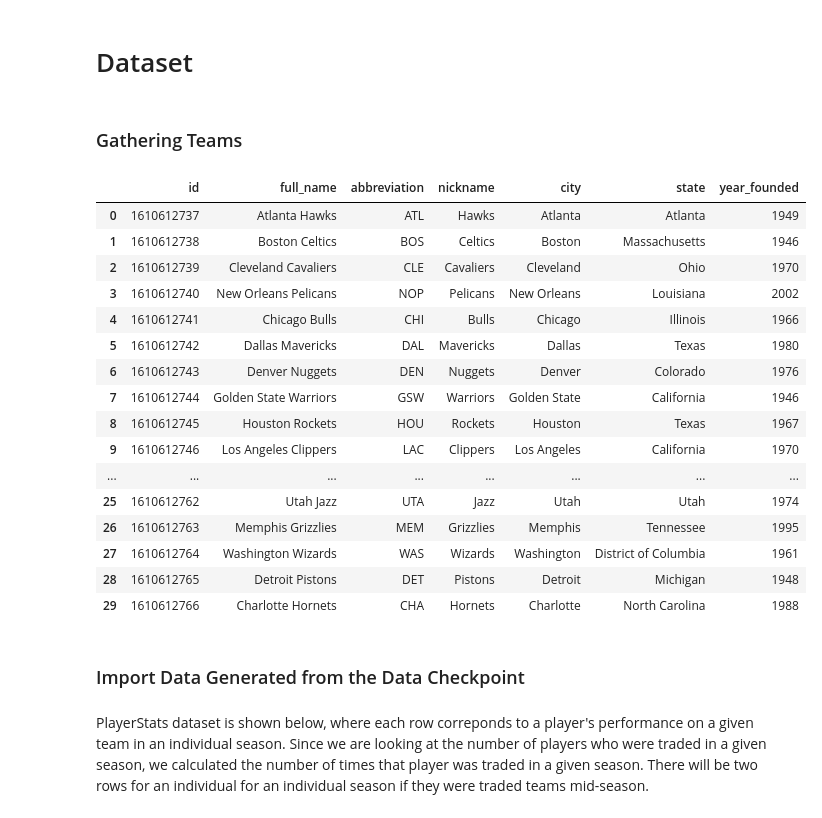
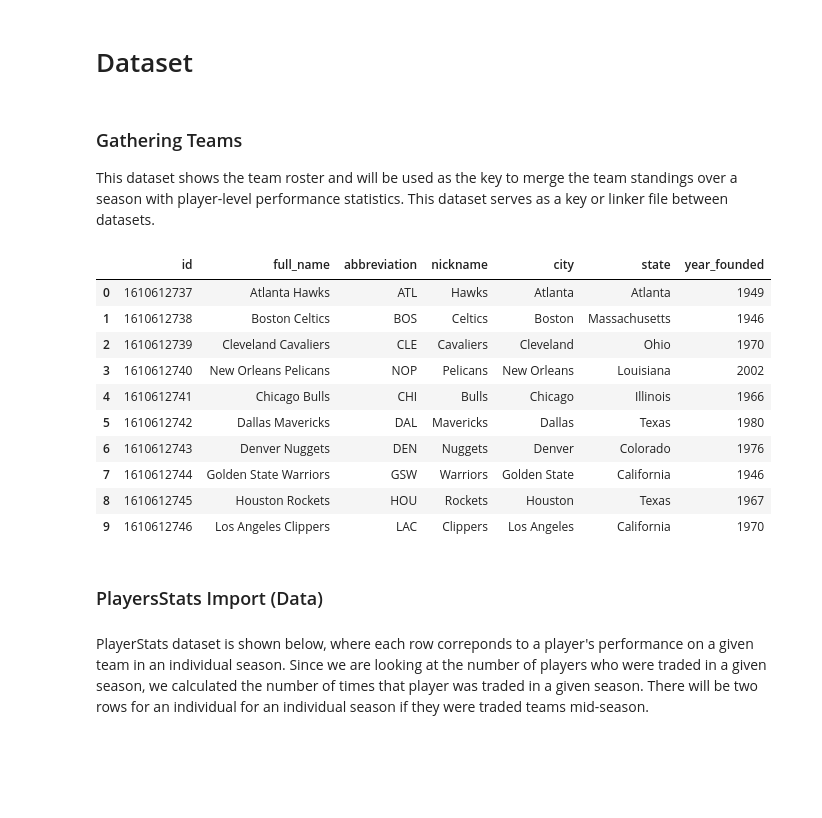
Before and after one commit to agarduno93/NBATrading, a Jupyter notebook: EDACheckpointGroup028-Wi22.ipynb, the cells around one changed output. Drawn from its saved outputs; the diff is of its cells as text; code cells hidden in the pictures; blank space fills up the shorter version.

```diff
--- a/EDACheckpointGroup028-Wi22.ipynb
+++ b/EDACheckpointGroup028-Wi22.ipynb
@@ -52,34 +52,30 @@ from scipy.stats import rankdata
 import seaborn as sns
 # %% [markdown]
 # Dataset
-# %% [markdown]
-### Gathering Teams
+# %% [markdown]
+### Gathering Teams
+
+This dataset shows the team roster and will be used as the key to merge the team standings over a season with player-level performance statistics. This dataset serves as a key or linker file between datasets.
 # %%
 #Import the roster of teams from the NBA API
 from nba_api.stats.static import teams
 nba_teams = teams.get_teams()
 #Obtain a full list of all abbreviations - will need abbreviations to identify team statistics
 nba_teams_df=pd.DataFrame(nba_teams)
-nba_teams_df
+nba_teams_df.head(10)
 # %% [output]
 |  | id | full_name | abbreviation | nickname | city | state | year_founded |
 | 0 | 1610612737 | Atlanta Hawks | ATL | Hawks | Atlanta | Atlanta | 1949 |
 | 1 | 1610612738 | Boston Celtics | BOS | Celtics | Boston | Massachusetts | 1946 |
 | 2 | 1610612739 | Cleveland Cavaliers | CLE | Cavaliers | Cleveland | Ohio | 1970 |
 | 3 | 1610612740 | New Orleans Pelicans | NOP | Pelicans | New Orleans | Louisiana | 2002 |
 | 4 | 1610612741 | Chicago Bulls | CHI | Bulls | Chicago | Illinois | 1966 |
 | 5 | 1610612742 | Dallas Mavericks | DAL | Mavericks | Dallas | Texas | 1980 |
 | 6 | 1610612743 | Denver Nuggets | DEN | Nuggets | Denver | Colorado | 1976 |
 | 7 | 1610612744 | Golden State Warriors | GSW | Warriors | Golden State | California | 1946 |
 | 8 | 1610612745 | Houston Rockets | HOU | Rockets | Houston | Texas | 1967 |
 | 9 | 1610612746 | Los Angeles Clippers | LAC | Clippers | Los Angeles | California | 1970 |
-| ... | ... | ... | ... | ... | ... | ... | ... |
-| 25 | 1610612762 | Utah Jazz | UTA | Jazz | Utah | Utah | 1974 |
-| 26 | 1610612763 | Memphis Grizzlies | MEM | Grizzlies | Memphis | Tennessee | 1995 |
-| 27 | 1610612764 | Washington Wizards | WAS | Wizards | Washington | District of Columbia | 1961 |
-| 28 | 1610612765 | Detroit Pistons | DET | Pistons | Detroit | Michigan | 1948 |
-| 29 | 1610612766 | Charlotte Hornets | CHA | Hornets | Charlotte | North Carolina | 1988 |
 # %% [markdown]
-### Import Data Generated from the Data Checkpoint
+### PlayersStats Import (Data)
 # %% [markdown]
 PlayerStats dataset is shown below, where each row correponds to a player's performance on a given team in an individual season. Since we are looking at the number of players who were traded in a given season, we calculated the number of times that player was traded in a given season. There will be two rows for an individual for an individual season if they were traded teams mid-season.
```
Also changed, not shown: parts of 13 cells of this notebook.
